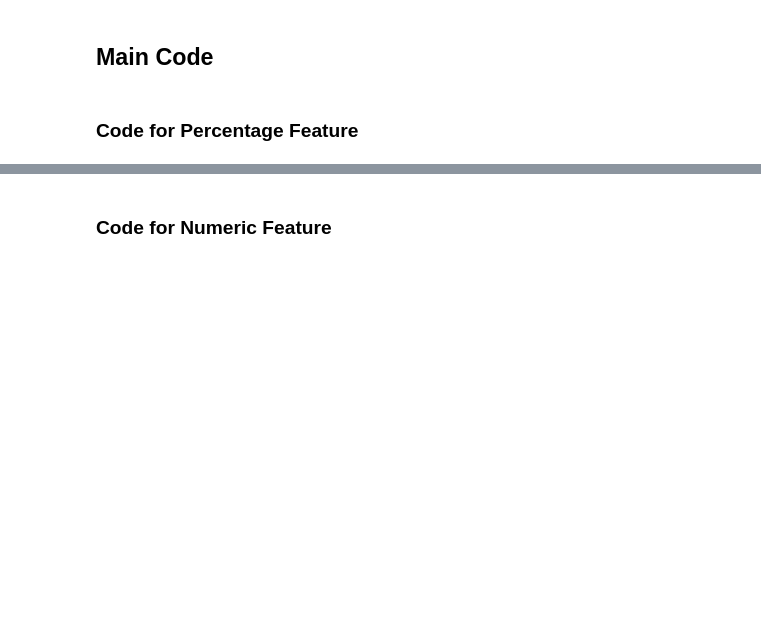
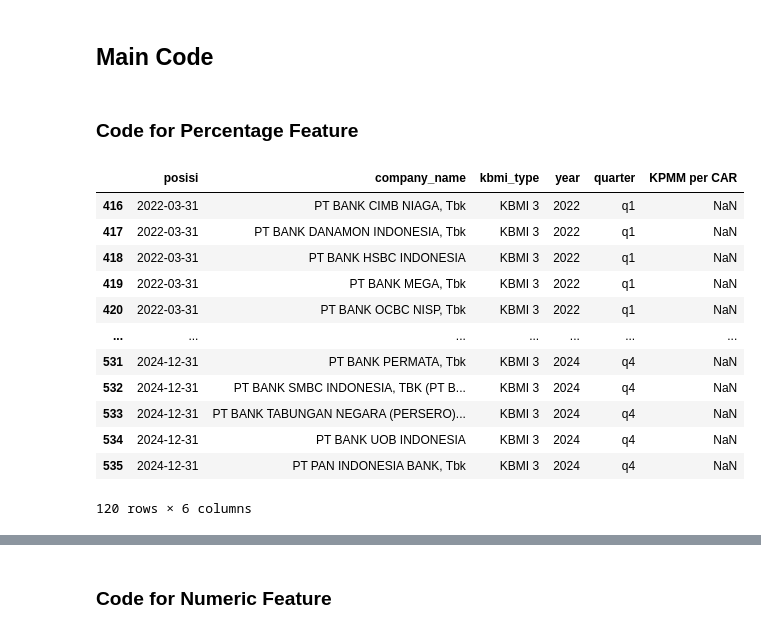
Before and after one commit to Macro-Economic-Student/Financial-Statement-Analysis, a Jupyter notebook: data/combine_data.ipynb, the cells around one changed output, grey strips where cells are left out. Cells and saved outputs as stored; diff of their text form; code cells hidden in the pictures; blank space fills up the shorter version.

```diff
--- a/data/combine_data.ipynb
+++ b/data/combine_data.ipynb
@@ -664,6 +951,6 @@ dict_rasio = import_dictionary_rasio()
 # %%
 df_filtered = cleaned_rasio.copy()
-selected_kbmi = ["KBMI 4"]
+selected_kbmi = ["KBMI 3"]
 selected_year = [2022, 2023, 2024]
 
 mask_kbmi_type = df_filtered["kbmi_type"].isin(selected_kbmi) if selected_kbmi else True
@@ -673,6 +960,22 @@ mask_year = df_filtered["year"].isin(selected_year) if selected_year else True
 df_filtered = df_filtered[
     mask_kbmi_type & mask_year
 ]
+# %%
+df_filtered[['posisi', 'company_name', 'kbmi_type', 'year', 'quarter', 'KPMM per CAR']]
+# %% [output]
+|  | posisi | company_name | kbmi_type | year | quarter | KPMM per CAR |
+| 416 | 2022-03-31 | PT BANK CIMB NIAGA, Tbk | KBMI 3 | 2022 | q1 | NaN |
+| 417 | 2022-03-31 | PT BANK DANAMON INDONESIA, Tbk | KBMI 3 | 2022 | q1 | NaN |
+| 418 | 2022-03-31 | PT BANK HSBC INDONESIA | KBMI 3 | 2022 | q1 | NaN |
+| 419 | 2022-03-31 | PT BANK MEGA, Tbk | KBMI 3 | 2022 | q1 | NaN |
+| 420 | 2022-03-31 | PT BANK OCBC NISP, Tbk | KBMI 3 | 2022 | q1 | NaN |
+| ... | ... | ... | ... | ... | ... | ... |
+| 531 | 2024-12-31 | PT BANK PERMATA, Tbk | KBMI 3 | 2024 | q4 | NaN |
+| 532 | 2024-12-31 | PT BANK SMBC INDONESIA, TBK (PT B... | KBMI 3 | 2024 | q4 | NaN |
+| 533 | 2024-12-31 | PT BANK TABUNGAN NEGARA (PERSERO)... | KBMI 3 | 2024 | q4 | NaN |
+| 534 | 2024-12-31 | PT BANK UOB INDONESIA | KBMI 3 | 2024 | q4 | NaN |
+| 535 | 2024-12-31 | PT PAN INDONESIA BANK, Tbk | KBMI 3 | 2024 | q4 | NaN |
+120 rows × 6 columns
 # %%
 list_pivot_tables = []
 list_bottom_summaries = []
```
Also changed, not shown: parts of 11 cells of this notebook, 2 other files.
